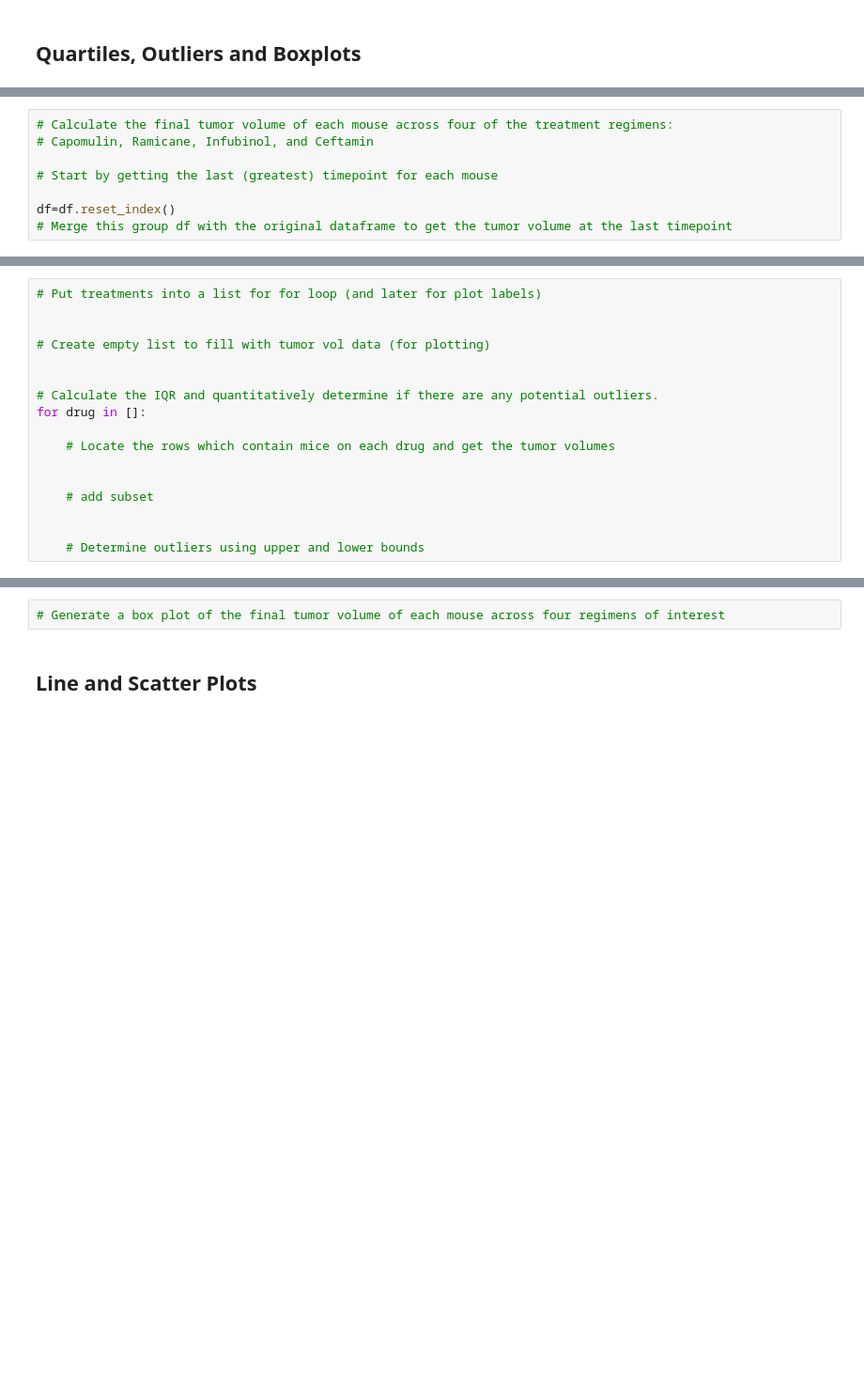
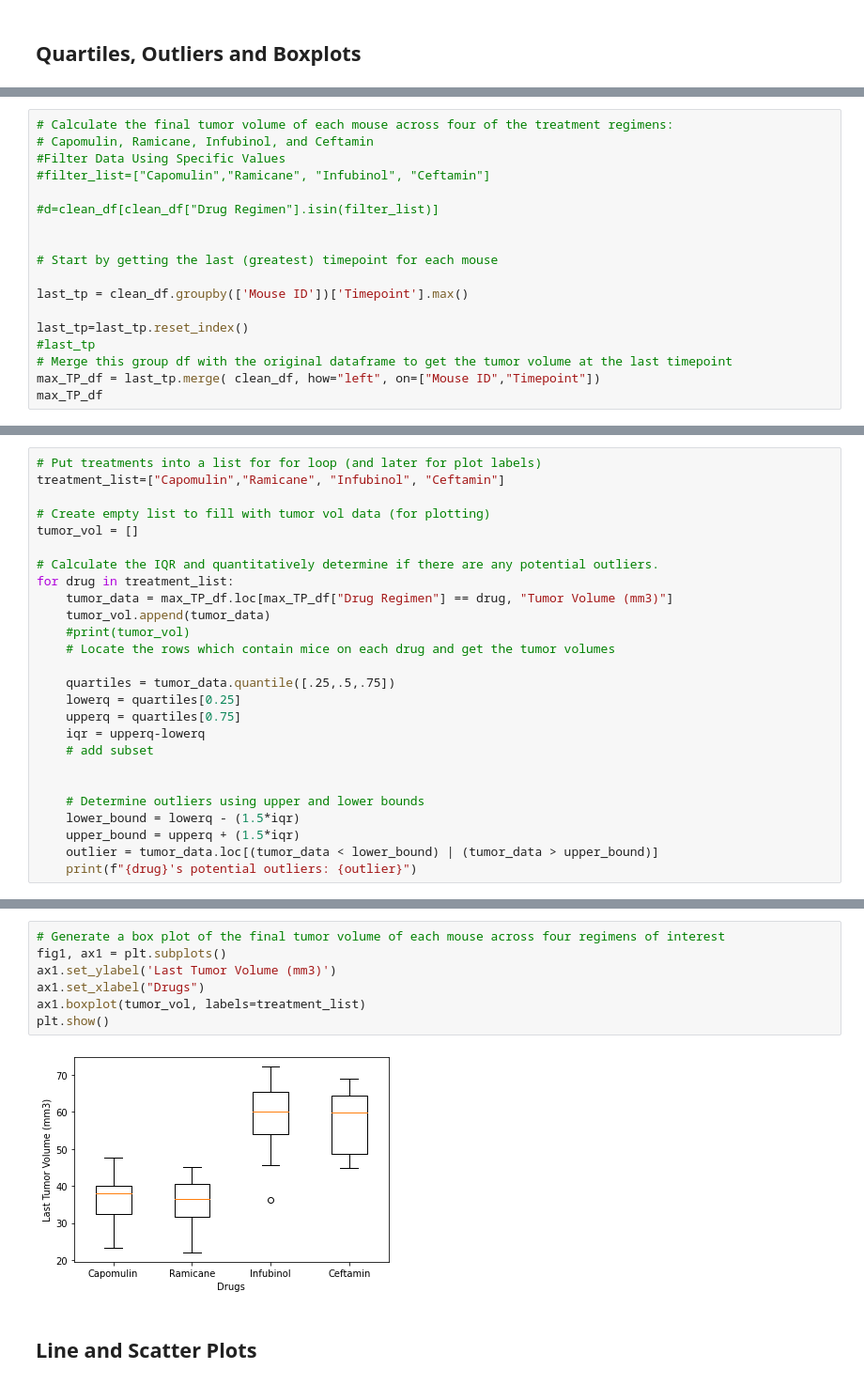
Before and after one commit to Lanpham0110/MathplotLib_challenge, a Jupyter notebook: Pymaceuticals/pymaceuticals_starter.ipynb, the cells around one changed output, grey strips where cells are left out. Shown at 94% size. Drawn from its saved outputs; the diff is of its cells as text; blank space fills up the shorter version.

```diff
--- a/Pymaceuticals/pymaceuticals_starter.ipynb
+++ b/Pymaceuticals/pymaceuticals_starter.ipynb
@@ -197,8 +213,18 @@ plt.show()
 # %%
 # Calculate the final tumor volume of each mouse across four of the treatment regimens:
 # Capomulin, Ramicane, Infubinol, and Ceftamin
+#Filter Data Using Specific Values
+#filter_list=["Capomulin","Ramicane", "Infubinol", "Ceftamin"]
+
+#d=clean_df[clean_df["Drug Regimen"].isin(filter_list)]
+
 
 # Start by getting the last (greatest) timepoint for each mouse
 
-df=df.reset_index()
+last_tp = clean_df.groupby(['Mouse ID'])['Timepoint'].max()
+
+last_tp=last_tp.reset_index()
+#last_tp
 # Merge this group df with the original dataframe to get the tumor volume at the last timepoint
+max_TP_df = last_tp.merge( clean_df, how="left", on=["Mouse ID","Timepoint"])
+max_TP_df
@@ -205,17 +245,26 @@ df=df.reset_index()
 # %%
 # Put treatments into a list for for loop (and later for plot labels)
-
+treatment_list=["Capomulin","Ramicane", "Infubinol", "Ceftamin"]
 
 # Create empty list to fill with tumor vol data (for plotting)
-
+tumor_vol = []
 
 # Calculate the IQR and quantitatively determine if there are any potential outliers.
-for drug in []:
-
+for drug in treatment_list:
+    tumor_data = max_TP_df.loc[max_TP_df["Drug Regimen"] == drug, "Tumor Volume (mm3)"]
+    tumor_vol.append(tumor_data)
+    #print(tumor_vol)
     # Locate the rows which contain mice on each drug and get the tumor volumes
 
-
+    quartiles = tumor_data.quantile([.25,.5,.75])
+    lowerq = quartiles[0.25]
+    upperq = quartiles[0.75]
+    iqr = upperq-lowerq
     # add subset
 
 
     # Determine outliers using upper and lower bounds
+    lower_bound = lowerq - (1.5*iqr)
+    upper_bound = upperq + (1.5*iqr)
+    outlier = tumor_data.loc[(tumor_data < lower_bound) | (tumor_data > upper_bound)]
+    print(f"{drug}'s potential outliers: {outlier}")
@@ -222,5 +277,12 @@ for drug in []:
 # %%
 # Generate a box plot of the final tumor volume of each mouse across four regimens of interest
+fig1, ax1 = plt.subplots()
+ax1.set_ylabel('Last Tumor Volume (mm3)')
+ax1.set_xlabel("Drugs")
+ax1.boxplot(tumor_vol, labels=treatment_list)
+plt.show()
+# %% [output]
+[figure, added]
 # %% [markdown]
 ## Line and Scatter Plots
 # %%
```
Also changed, not shown: parts of 6 cells of this notebook.
